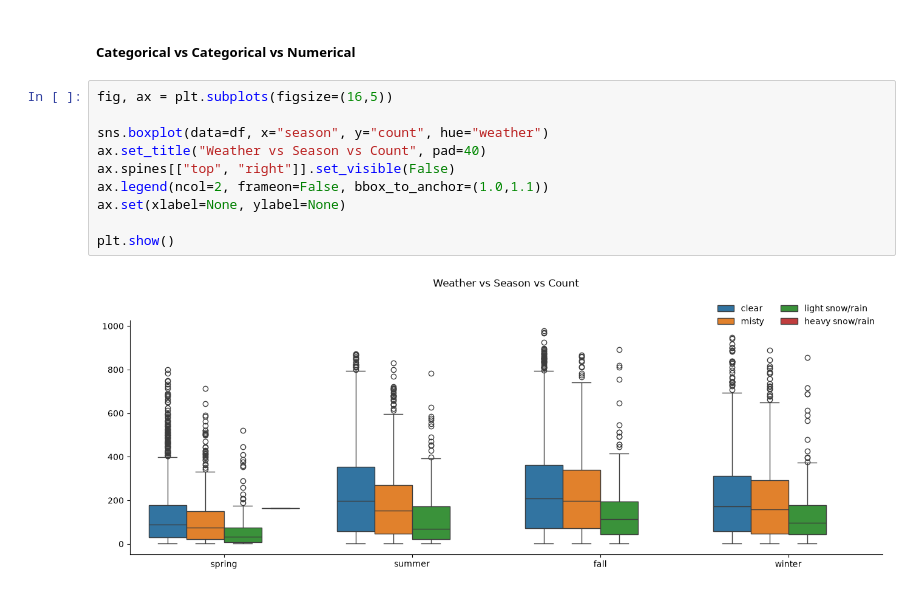
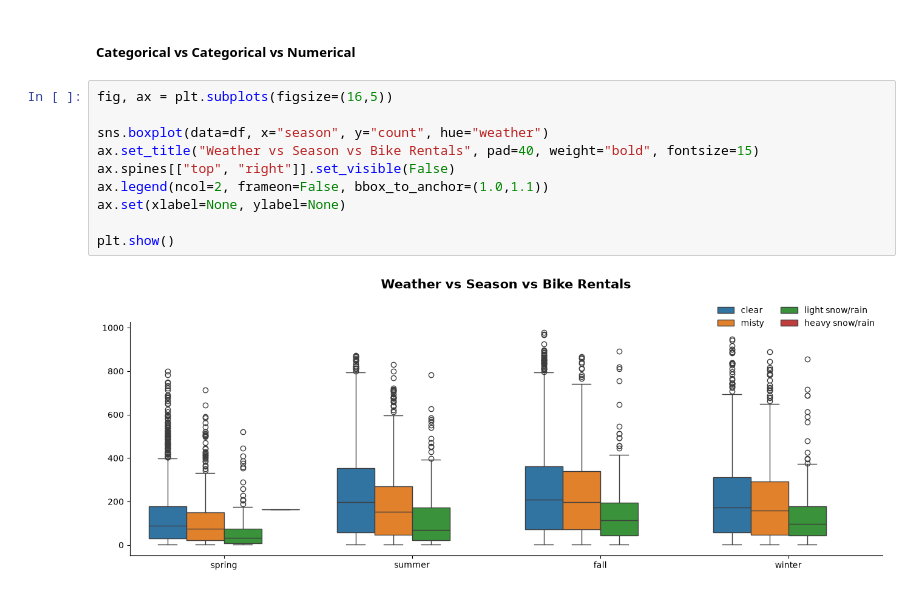
Before and after one commit to Yuvi977/Yulu-Bike-Sharing-Hypothesis-Testing, a Jupyter notebook: Business_Case_Yulu_Hypothesis_Testing.ipynb, the cells around one changed output. Drawn from its saved outputs; the diff is of its cells as text.

```diff
--- a/Business_Case_Yulu_Hypothesis_Testing.ipynb
+++ b/Business_Case_Yulu_Hypothesis_Testing.ipynb
@@ -629,12 +652,12 @@ plt.show()
 # %%
 fig, ax = plt.subplots(figsize=(16,5))
 
 sns.boxplot(data=df, x="season", y="count", hue="weather")
-ax.set_title("Weather vs Season vs Count", pad=40)
+ax.set_title("Weather vs Season vs Bike Rentals", pad=40, weight="bold", fontsize=15)
 ax.spines[["top", "right"]].set_visible(False)
 ax.legend(ncol=2, frameon=False, bbox_to_anchor=(1.0,1.1))
 ax.set(xlabel=None, ylabel=None)
 
 plt.show()
 # %% [output]
-[figure, old version]
+[figure, new version]
```
Also changed, not shown: parts of 7 cells of this notebook.
